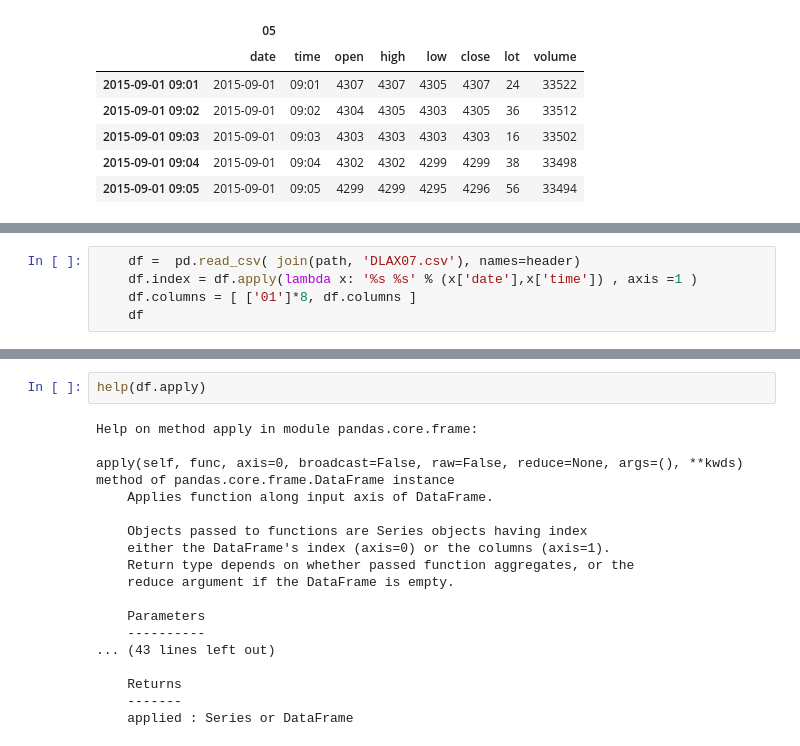
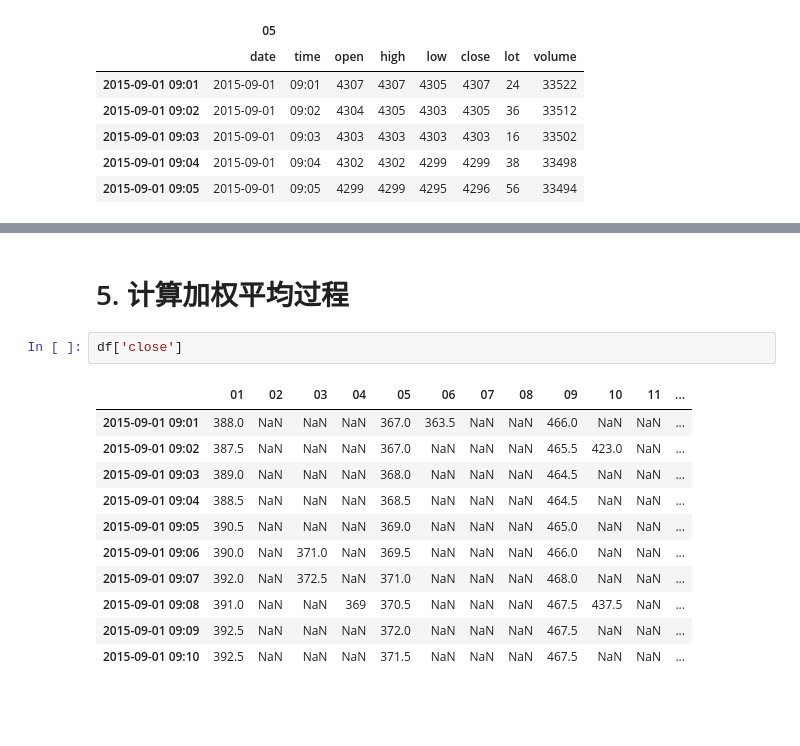
Before and after one commit to xmduhan/notebook, a Jupyter notebook: data_convert.ipynb, the cells around one changed output, grey strips where cells are left out. Saved outputs shown, nothing was run; the diff lists cells and outputs as text; blank space fills up the shorter version.

```diff
--- a/data_convert.ipynb
+++ b/data_convert.ipynb
@@ -123,5 +102,0 @@ def loadDataFile(filename):
-# %%
-    df =  pd.read_csv( join(path, 'DLAX07.csv'), names=header)
-    df.index = df.apply(lambda x: '%s %s' % (x['date'],x['time']) , axis =1 )
-    df.columns = [ ['01']*8, df.columns ]
-    df
@@ -134,20 +103,16 @@ def loadDataFile(filename):
-# %%
-help(df.apply)
-# %% [output]
-Help on method apply in module pandas.core.frame:
-
-apply(self, func, axis=0, broadcast=False, raw=False, reduce=None, args=(), **kwds) method of pandas.core.frame.DataFrame instance
-    Applies function along input axis of DataFrame.
-
-    Objects passed to functions are Series objects having index
-    either the DataFrame's index (axis=0) or the columns (axis=1).
-    Return type depends on whether passed function aggregates, or the
-    reduce argument if the DataFrame is empty.
-
-    Parameters
-    ----------
-... (43 lines left out)
-
-    Returns
-    -------
-    applied : Series or DataFrame
+# %% [markdown]
+ # 5. 计算加权平均过程
+# %%
+df['close']
+# %% [output]
+|  | 01 | 02 | 03 | 04 | 05 | 06 | 07 | 08 | 09 | 10 | 11 | ... |
+| 2015-09-01 09:01 | 388.0 | NaN | NaN | NaN | 367.0 | 363.5 | NaN | NaN | 466.0 | NaN | NaN | ... |
+| 2015-09-01 09:02 | 387.5 | NaN | NaN | NaN | 367.0 | NaN | NaN | NaN | 465.5 | 423.0 | NaN | ... |
+| 2015-09-01 09:03 | 389.0 | NaN | NaN | NaN | 368.0 | NaN | NaN | NaN | 464.5 | NaN | NaN | ... |
+| 2015-09-01 09:04 | 388.5 | NaN | NaN | NaN | 368.5 | NaN | NaN | NaN | 464.5 | NaN | NaN | ... |
+| 2015-09-01 09:05 | 390.5 | NaN | NaN | NaN | 369.0 | NaN | NaN | NaN | 465.0 | NaN | NaN | ... |
+| 2015-09-01 09:06 | 390.0 | NaN | 371.0 | NaN | 369.5 | NaN | NaN | NaN | 466.0 | NaN | NaN | ... |
+| 2015-09-01 09:07 | 392.0 | NaN | 372.5 | NaN | 371.0 | NaN | NaN | NaN | 468.0 | NaN | NaN | ... |
+| 2015-09-01 09:08 | 391.0 | NaN | NaN | 369 | 370.5 | NaN | NaN | NaN | 467.5 | 437.5 | NaN | ... |
+| 2015-09-01 09:09 | 392.5 | NaN | NaN | NaN | 372.0 | NaN | NaN | NaN | 467.5 | NaN | NaN | ... |
+| 2015-09-01 09:10 | 392.5 | NaN | NaN | NaN | 371.5 | NaN | NaN | NaN | 467.5 | NaN | NaN | ... |
```
Also changed, not shown: parts of 15 cells of this notebook.
